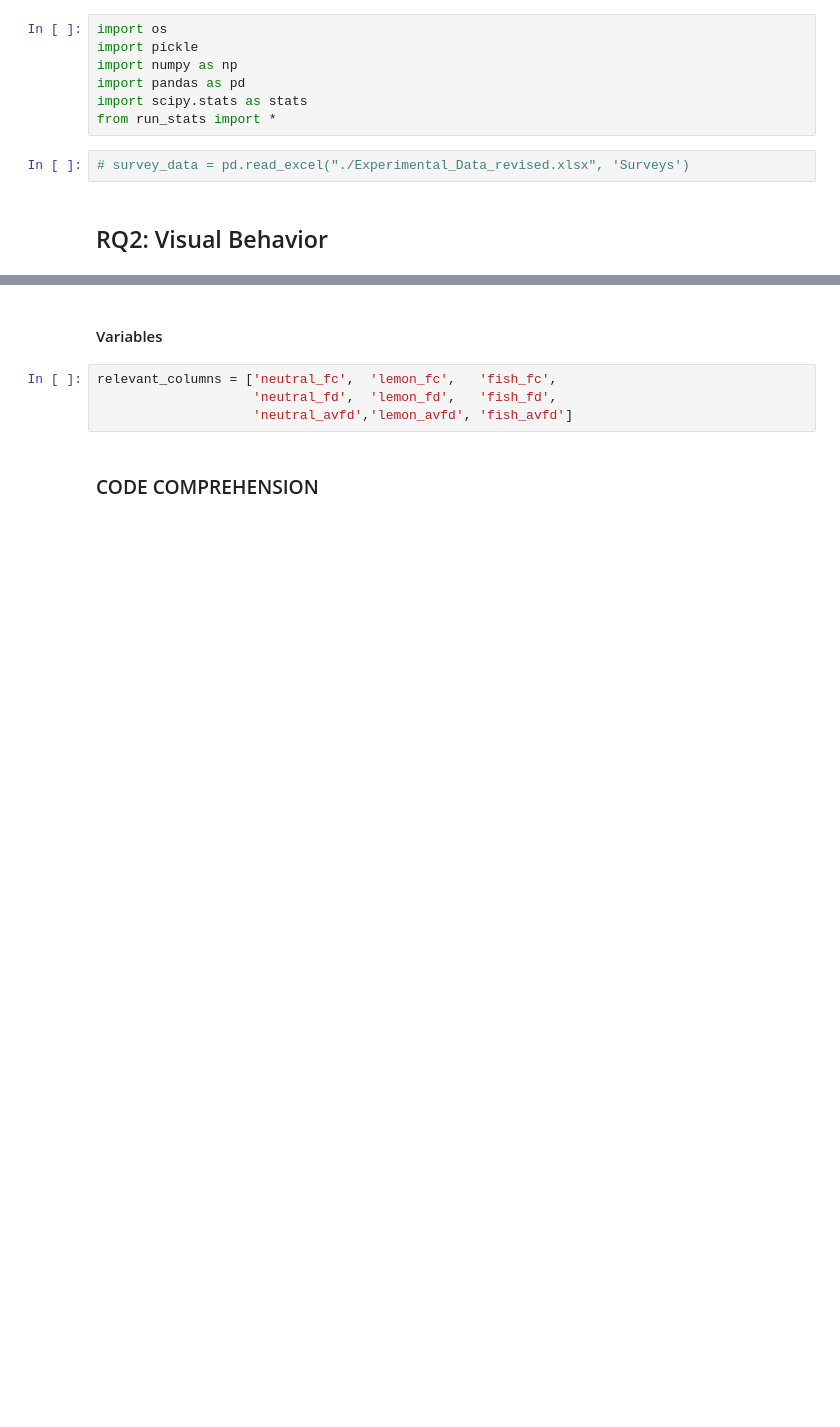
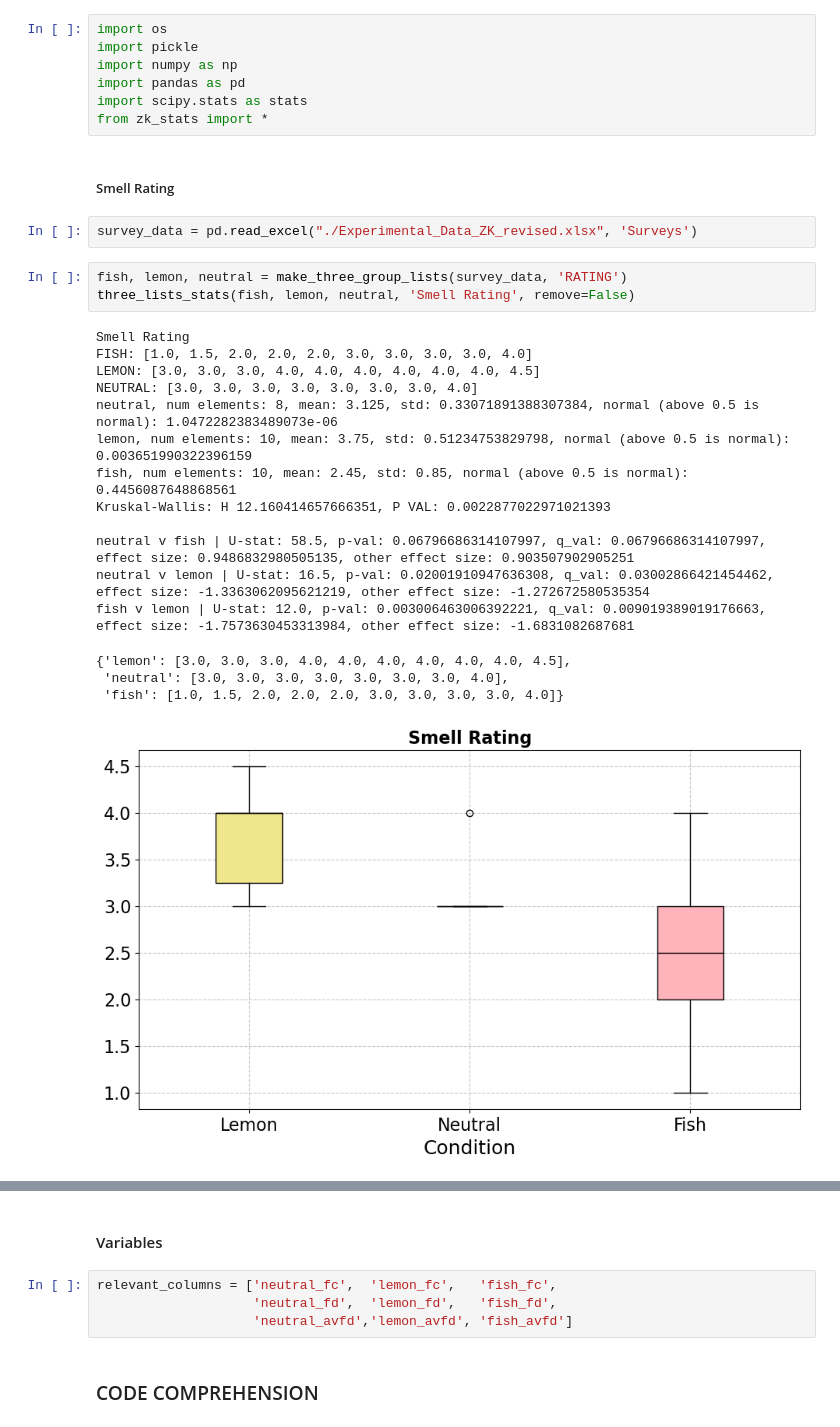
Before and after one commit to birkenstonks/smell_study_replication_package, a Jupyter notebook: rq2_visual_behavior.ipynb, the cells around one changed output, grey strips where cells are left out. Saved outputs shown, nothing was run; the diff lists cells and outputs as text; blank space fills up the shorter version.

```diff
--- a/rq2_visual_behavior.ipynb
+++ b/rq2_visual_behavior.ipynb
@@ -4,8 +4,28 @@ import pickle
 import numpy as np
 import pandas as pd
 import scipy.stats as stats
-from run_stats import *
+from zk_stats import *
+# %% [markdown]
+##### Smell Rating
 # %%
-# survey_data = pd.read_excel("./Experimental_Data_revised.xlsx", 'Surveys')
+survey_data = pd.read_excel("./Experimental_Data_ZK_revised.xlsx", 'Surveys')
-# %% [markdown]
-## RQ2: Visual Behavior
+# %%
+fish, lemon, neutral = make_three_group_lists(survey_data, 'RATING')
+three_lists_stats(fish, lemon, neutral, 'Smell Rating', remove=False)
+# %% [output]
+Smell Rating
+FISH: [1.0, 1.5, 2.0, 2.0, 2.0, 3.0, 3.0, 3.0, 3.0, 4.0]
+LEMON: [3.0, 3.0, 3.0, 4.0, 4.0, 4.0, 4.0, 4.0, 4.0, 4.5]
+NEUTRAL: [3.0, 3.0, 3.0, 3.0, 3.0, 3.0, 3.0, 4.0]
+neutral, num elements: 8, mean: 3.125, std: 0.33071891388307384, normal (above 0.5 is normal): 1.0472282383489073e-06
+lemon, num elements: 10, mean: 3.75, std: 0.51234753829798, normal (above 0.5 is normal): 0.003651990322396159
+fish, num elements: 10, mean: 2.45, std: 0.85, normal (above 0.5 is normal): 0.4456087648868561
+Kruskal-Wallis: H 12.160414657666351, P VAL: 0.0022877022971021393
+
+neutral v fish | U-stat: 58.5, p-val: 0.06796686314107997, q_val: 0.06796686314107997, effect size: 0.9486832980505135, other effect size: 0.903507902905251
+neutral v lemon | U-stat: 16.5, p-val: 0.02001910947636308, q_val: 0.03002866421454462, effect size: -1.3363062095621219, other effect size: -1.272672580535354
+fish v lemon | U-stat: 12.0, p-val: 0.003006463006392221, q_val: 0.009019389019176663, effect size: -1.7573630453313984, other effect size: -1.6831082687681
+{'lemon': [3.0, 3.0, 3.0, 4.0, 4.0, 4.0, 4.0, 4.0, 4.0, 4.5],
+ 'neutral': [3.0, 3.0, 3.0, 3.0, 3.0, 3.0, 3.0, 4.0],
+ 'fish': [1.0, 1.5, 2.0, 2.0, 2.0, 3.0, 3.0, 3.0, 3.0, 4.0]}
+[figure, added]
```
Also changed, not shown: parts of 18 cells of this notebook, 4 other files.
